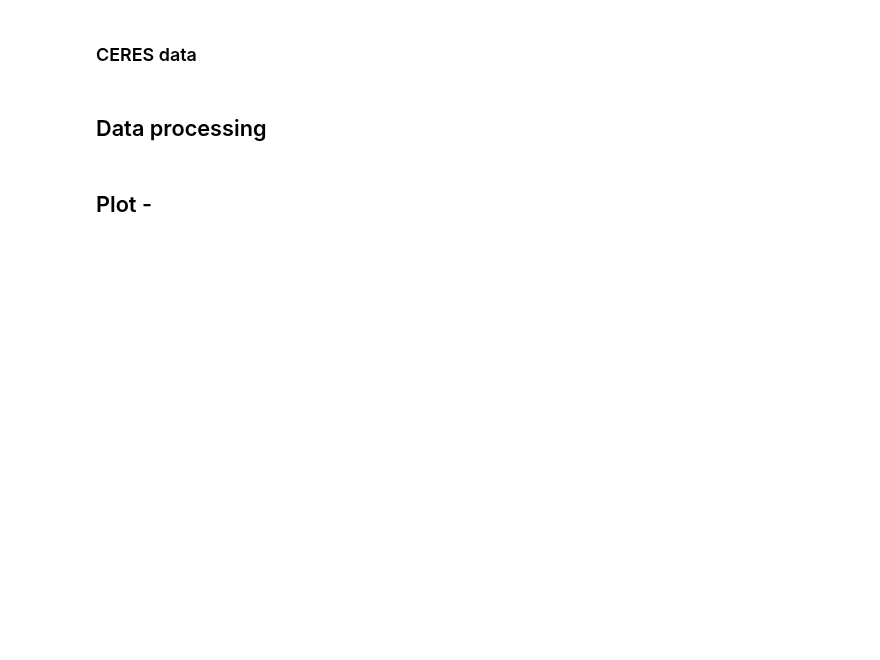
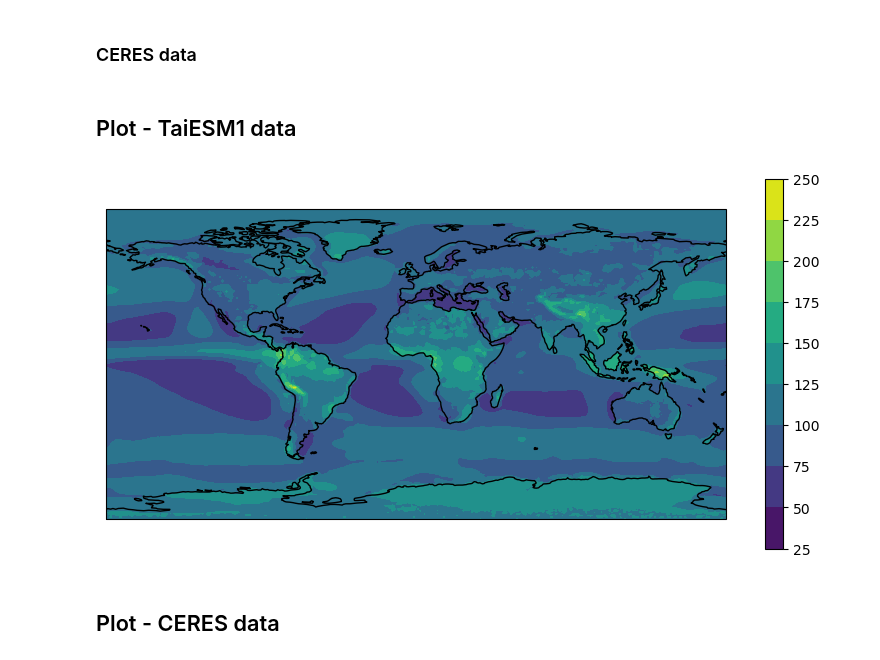
Before and after one commit to yihsuanchen/python, a Jupyter notebook: yhc_module_and_notes/notes-cn_map-cartopy.ipynb, the cells around one changed output. Cells and saved outputs as stored; diff of their text form; code cells hidden in the pictures; blank space fills up the shorter version.

Commit message:
read TaiESM1 and CERES data & plot using cartopy

```diff
--- a/yhc_module_and_notes/notes-cn_map-cartopy.ipynb
+++ b/yhc_module_and_notes/notes-cn_map-cartopy.ipynb
@@ -47,7 +48,5 @@ datapath_ceres = "/Users/yi-hsuanchen/Downloads/yihsuan/research/data/CERES/"
 fname_ceres = datapath_ceres + "/" + "CERES_EBAF-TOA_Ed4.2_Subset_200101-201412.nc"
 
 da_ceres = xr.open_dataset(fname_ceres)
-# %% [markdown]
-## Data processing
 # %% [markdown]
-## Plot -
+## Plot - TaiESM1 data
@@ -53,0 +55,24 @@ da_ceres = xr.open_dataset(fname_ceres)
+# %%
+#--- determine map projection
+map_projection = ccrs.PlateCarree()
+
+#--- add a cyclic point in lon, otherwise, there will be a white line at the edge
+data, lon_cyclic = cutil.add_cyclic_point(da_rsut.rsut.mean("time"), coord=da_rsut.lon)
+
+#--- plot
+fig = plt.figure(figsize=(10, 6))
+ax = plt.axes(projection=map_projection)
+
+cn_map_rsut = ax.contourf(lon_cyclic, da_rsut.lat, data, transform=map_projection)
+
+#--- add coast lines
+ax.add_feature(cfeature.COASTLINE)
+#ax.add_feature(cfeature.BORDERS)
+#ax.set_global()
+
+#--- plot a colorbar
+cbar = plt.colorbar(cn_map_rsut, ax=ax, orientation='vertical', shrink=0.8)
+# %% [output]
+[figure, added]
+# %% [markdown]
+## Plot - CERES data
```
Also changed, not shown: parts of 4 cells of this notebook.
